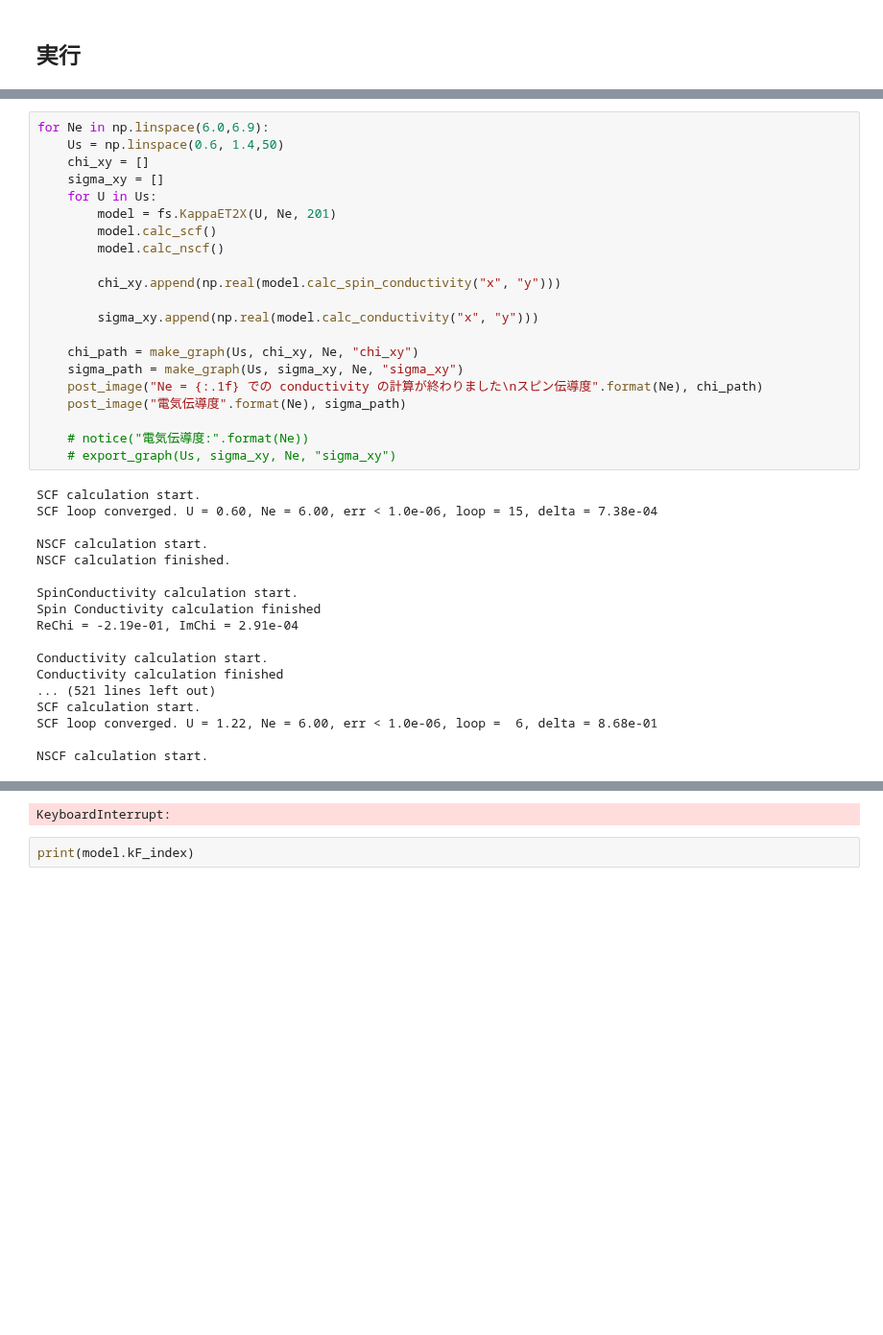
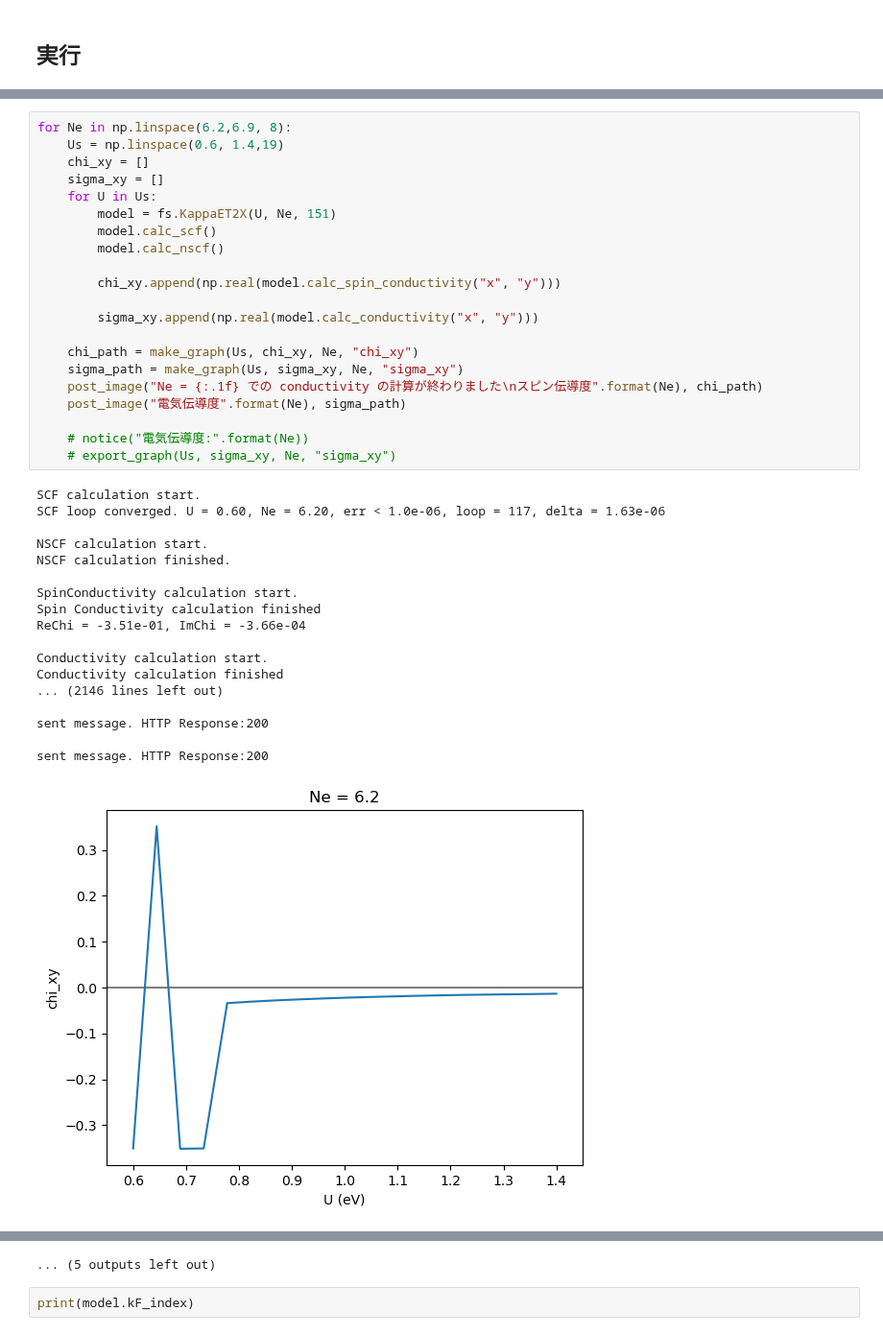
Before and after one commit to xiang-gong3944/----, a Jupyter notebook: 2024_09_25_AlterMagnet1/kappaET2_band_py.ipynb, the cells around one changed output, grey strips where cells are left out. Shown at 96% size. Cells and saved outputs as stored; diff of their text form; blank space fills up the shorter version.

```diff
--- a/2024_09_25_AlterMagnet1/kappaET2_band_py.ipynb
+++ b/2024_09_25_AlterMagnet1/kappaET2_band_py.ipynb
@@ -523,39 +618,40 @@ def make_graph(x, y, Ne, label):
 # %%
-for Ne in np.linspace(6.0,6.9):
-    Us = np.linspace(0.6, 1.4,50)
+for Ne in np.linspace(6.2,6.9, 8):
+    Us = np.linspace(0.6, 1.4,19)
     chi_xy = []
     sigma_xy = []
     for U in Us:
-        model = fs.KappaET2X(U, Ne, 201)
+        model = fs.KappaET2X(U, Ne, 151)
         model.calc_scf()
         model.calc_nscf()
 
         chi_xy.append(np.real(model.calc_spin_conductivity("x", "y")))
 
         sigma_xy.append(np.real(model.calc_conductivity("x", "y")))
 
     chi_path = make_graph(Us, chi_xy, Ne, "chi_xy")
     sigma_path = make_graph(Us, sigma_xy, Ne, "sigma_xy")
     post_image("Ne = {:.1f} での conductivity の計算が終わりました\nスピン伝導度".format(Ne), chi_path)
     post_image("電気伝導度".format(Ne), sigma_path)
 
     # notice("電気伝導度:".format(Ne))
     # export_graph(Us, sigma_xy, Ne, "sigma_xy")
 # %% [output]
 SCF calculation start.
-SCF loop converged. U = 0.60, Ne = 6.00, err < 1.0e-06, loop = 15, delta = 7.38e-04
+SCF loop converged. U = 0.60, Ne = 6.20, err < 1.0e-06, loop = 117, delta = 1.63e-06
 
 NSCF calculation start.
 NSCF calculation finished.
 
 SpinConductivity calculation start.
 Spin Conductivity calculation finished
-ReChi = -2.19e-01, ImChi = 2.91e-04
+ReChi = -3.51e-01, ImChi = -3.66e-04
 
 Conductivity calculation start.
 Conductivity calculation finished
-... (521 lines left out)
-SCF calculation start.
-SCF loop converged. U = 1.22, Ne = 6.00, err < 1.0e-06, loop =  6, delta = 8.68e-01
+... (2146 lines left out)
 
-NSCF calculation start.
+sent message. HTTP Response:200
+
+sent message. HTTP Response:200
+[figure, added]
@@ -562,4 +668,4 @@ NSCF calculation start.
-KeyboardInterrupt:
+... (5 outputs left out)
 # %%
 print(model.kF_index)
 # %% [output]
```
Also changed, not shown: parts of 3 cells of this notebook, 23 other files.
